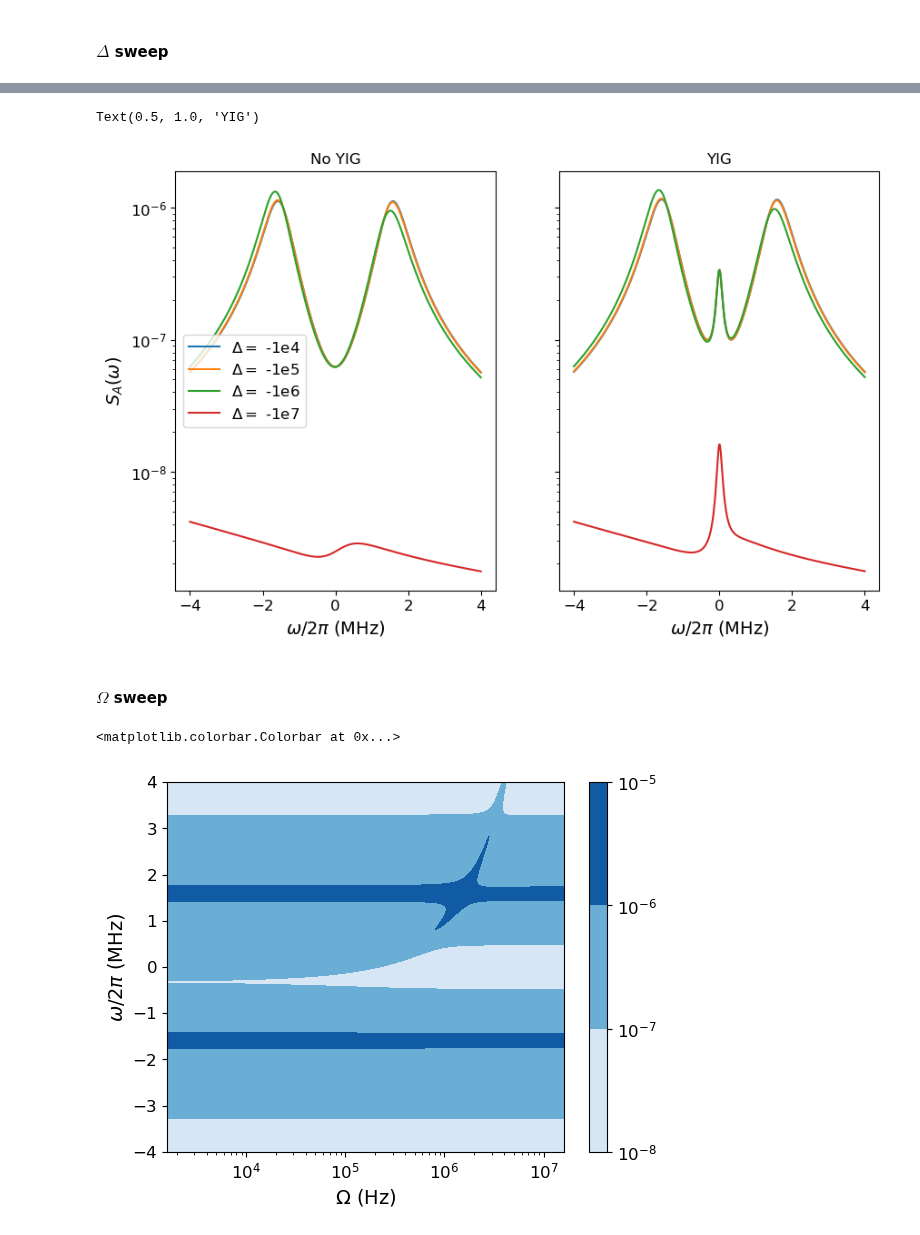
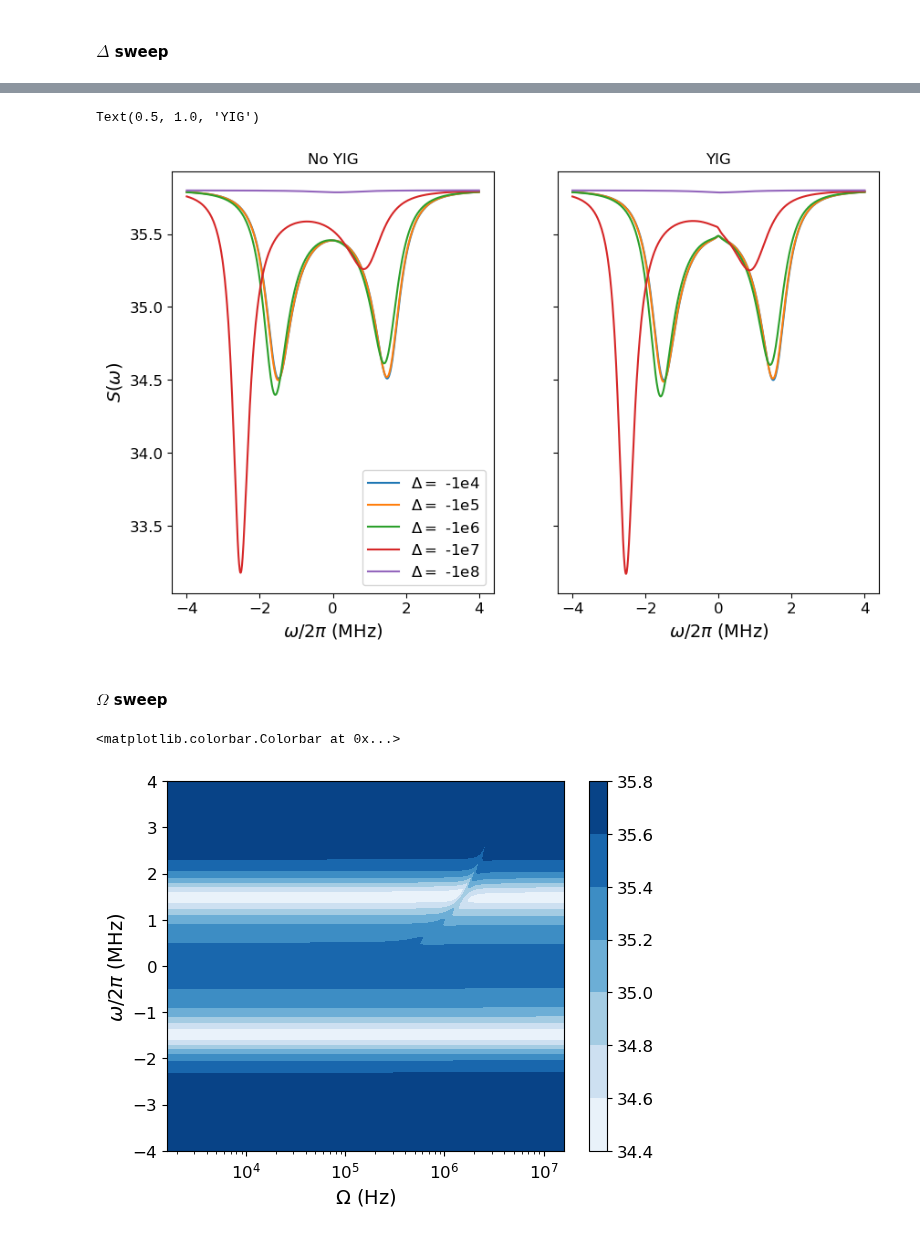
Before and after one commit to jleamer/mode_cooling, a Jupyter notebook: yig_nv_cooling.ipynb, the cells around one changed output, grey strips where cells are left out. Saved outputs shown, nothing was run; the diff lists cells and outputs as text; code cells hidden in the pictures.

```diff
--- a/yig_nv_cooling.ipynb
+++ b/yig_nv_cooling.ipynb
@@ -181,8 +181,8 @@ def full_output_spec(ω, g, r, gy, χ, κ, γ, nT, nc, ny, Δ, Ω):
     M = κ + γ
 
     # Numerator will be a + b + c, denominator will be d + e + f
-    a = (r ** 2 / 4 + ω ** 2) * (χ ** 2 / 4 + ω ** 2) * κ * γ * nT
-    b = g ** 2 * (χ ** 2 / 4 + ω ** 2) * nc
+    a = (r ** 2 / 4 + ω ** 2) * (χ ** 2 / 4 + (ω - Ω) ** 2) * κ * γ * nT
+    b = g ** 2 * (χ ** 2 / 4 + (ω - Ω) ** 2) * nc
     c = gy ** 2 * (r ** 2 / 4 + ω ** 2) * ny
     a2 = ((κ - γ) / 2 + 1j * (ω - Δ)) * (r / 2 - 1j * ω) * (χ / 2 - 1j * (ω - Ω))
     b2 = g ** 2 * (χ / 2 - 1j * (ω - Ω))
@@ -190,7 +190,7 @@ def full_output_spec(ω, g, r, gy, χ, κ, γ, nT, nc, ny, Δ, Ω):
     num = a + b + c + nT * np.abs(a2 - b2 - c2) ** 2
 
     d = ((κ + γ) / 2 - 1j * (ω - Δ)) * (r / 2 - 1j*ω) * (χ / 2 - 1j * (ω - Ω))
-    e = g ** 2 * (χ / 2 - 1j*ω)
+    e = g ** 2 * (χ / 2 - 1j * (ω - Ω))
     f = gy ** 2 * (r / 2 - 1j*ω)
     den = np.abs(d + e + f) ** 2
     #print("a: ", a)
@@ -501,7 +501,7 @@ We'll start by doing parameter sweeps one at a time starting with $g_y$.
 # %%
 # First redefine parameters
 ωc = 2 * np.pi * 2.87e9  # Hz
-κ = 1
+κ = 1e5
 T = 5
 Q = 2.5e4
 γ = ωc / Q
@@ -510,3 +510,4 @@ nc = 0.5 * (1 - P) / P
 g = 1e7
 r = g
 nT = photons_from_temp(ωc, T)
+print(γ)
@@ -690,20 +693,20 @@ Text(0.5, 1.0, 'YIG')
 fig = plt.figure(1, figsize=(10, 6))
 ax = fig.subplots(1, 2, sharex='all', sharey='all')
 for i in range(len(slice_Δ_vals)):
-    ax[0].plot(ω / (2 * np.pi * 1e6), cav_spec_Δn_no_yig_slices[i], label='$Δ=$ -1e' + str(i+4))
-    ax[1].plot(ω / (2 * np.pi * 1e6), cav_spec_Δn_sweep_slices[i], label='$Δ=$ -1e' + str(i+4))
+    ax[0].plot(ω / (2 * np.pi * 1e6), out_spec_Δn_no_yig_slices[i], label='$Δ=$ -1e' + str(i+4))
+    ax[1].plot(ω / (2 * np.pi * 1e6), out_spec_Δn_sweep_slices[i], label='$Δ=$ -1e' + str(i+4))
 ax[0].set_xlabel("$\\omega / 2\\pi$ (MHz)")
-ax[0].set_ylabel("$S_A(\\omega)$")
-ax[0].set_yscale('log')
+ax[0].set_ylabel("$S(\\omega)$")
+#ax[0].set_yscale('log')
 ax[0].legend()
 ax[0].set_title("No YIG")
 
 ax[1].set_xlabel("$\\omega / 2\\pi$ (MHz)")
-ax[1].set_yscale('log')
+#ax[1].set_yscale('log')
 ax[1].set_title("YIG")
 # %% [output]
 Text(0.5, 1.0, 'YIG')
-[figure, old version]
+[figure, new version]
 # %% [markdown]
 #### $\Omega$ sweep
 # %%
@@ -717,22 +720,22 @@ Text(0.5, 1.0, 'YIG')
 Ωm, ωm = np.meshgrid(Ω, ω)
 Ωnm, ωm = np.meshgrid(Ωn, ω)
 # %%
-cav_spec_Ω_no_yig = full_cavity_spec(ω, g, r, 0, 0, κ, γ, nT, nc, 0, Δ, 0)
+out_spec_Ω_no_yig = full_output_spec(ω, g, r, 0, 0, κ, γ, nT, nc, 0, Δ, 0)
 
 # YIG spectrum sweep over Ω
-cav_spec_Ω_sweep = full_cavity_spec(ωm, g, r, gy, χ, κ, γ, nT, nc, ny, Δ, Ωm)
-cav_spec_Ωn_sweep = full_cavity_spec(ωm, g, r, gy, χ, κ, γ, nT, nc, ny, Δ, Ωnm)
+out_spec_Ω_sweep = full_output_spec(ωm, g, r, gy, χ, κ, γ, nT, nc, ny, Δ, Ωm)
+out_spec_Ωn_sweep = full_output_spec(ωm, g, r, gy, χ, κ, γ, nT, nc, ny, Δ, Ωnm)
 # %%
 fig = plt.figure(1)
 ax = fig.subplots(1)
-im = ax.contourf(Ωm / (2 * np.pi), ωm / (2 * np.pi * 1e6), cav_spec_Ω_sweep, cmap='Blues', norm=mpl.colors.LogNorm())
+im = ax.contourf(Ωm / (2 * np.pi), ωm / (2 * np.pi * 1e6), out_spec_Ω_sweep, cmap='Blues')#, norm=mpl.colors.LogNorm())
 ax.set_xlabel("$\\Omega$ (Hz)")
 ax.set_ylabel("$\\omega / 2\\pi$ (MHz)")
 ax.set_xscale('log')
 fig.colorbar(im)
 # %% [output]
 <matplotlib.colorbar.Colorbar at 0x...>
-[figure, old version]
+[figure, new version]
 # %%
 fig = plt.figure(1)
 ax = fig.subplots(1)
```
Also changed, not shown: parts of 28 cells of this notebook.
